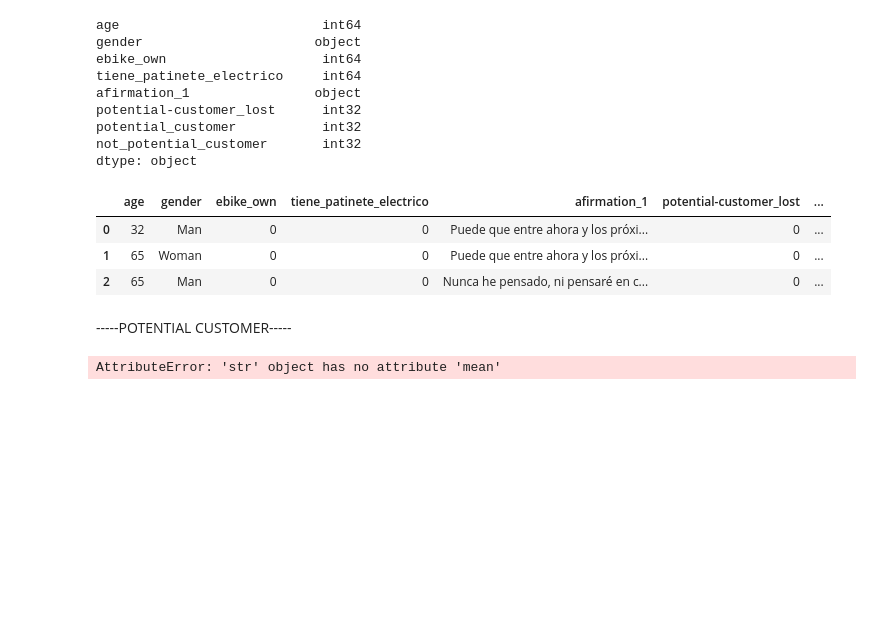
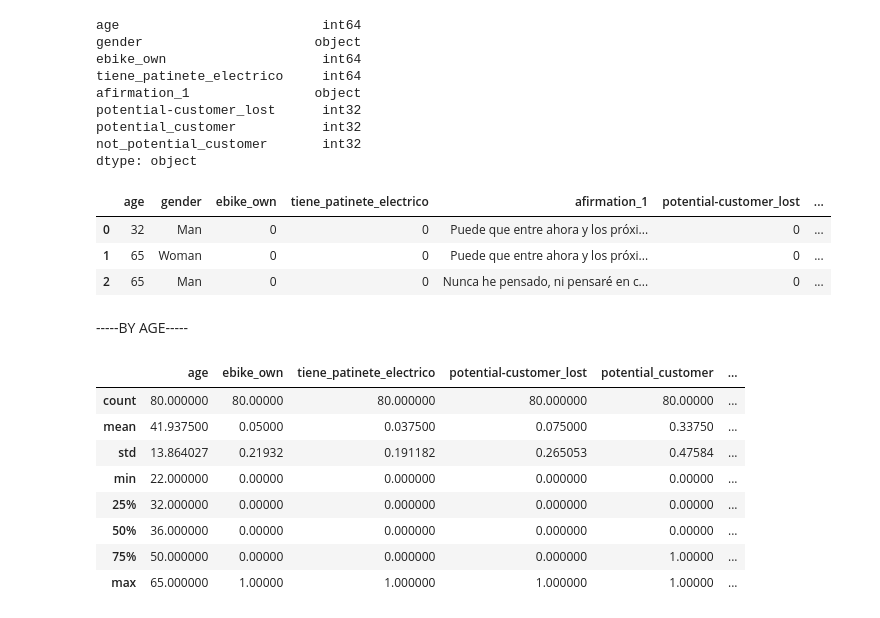
Before and after one commit to Auzmendi/project-6, a Jupyter notebook: descriptive.ipynb, the cells around one changed output. Drawn from its saved outputs; the diff is of its cells as text; code cells hidden in the pictures; blank space fills up the shorter version.

```diff
--- a/descriptive.ipynb
+++ b/descriptive.ipynb
@@ -103,10 +103,3 @@ dtype: object
 # %%
 descriptive_df = descriptive_df.drop(['afirmation_1'
                            ], axis=1)
-# %% [markdown]
------POTENTIAL CUSTOMER-----
-# %%
-#MEAN BY GENDER
-descriptive_df['gender']=='Man'
-# %% [output]
-AttributeError: 'str' object has no attribute 'mean'
@@ -114,0 +110,14 @@ potential_customers_df = descriptive_df[descriptive_df['potential_customer']==1]
+# %% [markdown]
+-----BY AGE-----
+# %%
+descriptive_df.describe()
+# %% [output]
+|  | age | ebike_own | tiene_patinete_electrico | potential-customer_lost | potential_customer | ... |
+| count | 80.000000 | 80.00000 | 80.000000 | 80.000000 | 80.00000 | ... |
+| mean | 41.937500 | 0.05000 | 0.037500 | 0.075000 | 0.33750 | ... |
+| std | 13.864027 | 0.21932 | 0.191182 | 0.265053 | 0.47584 | ... |
+| min | 22.000000 | 0.00000 | 0.000000 | 0.000000 | 0.00000 | ... |
+| 25% | 32.000000 | 0.00000 | 0.000000 | 0.000000 | 0.00000 | ... |
+| 50% | 36.000000 | 0.00000 | 0.000000 | 0.000000 | 0.00000 | ... |
+| 75% | 50.000000 | 0.00000 | 0.000000 | 0.000000 | 1.00000 | ... |
+| max | 65.000000 | 1.00000 | 1.000000 | 1.000000 | 1.00000 | ... |
```
Also changed, not shown: parts of 11 cells of this notebook.
